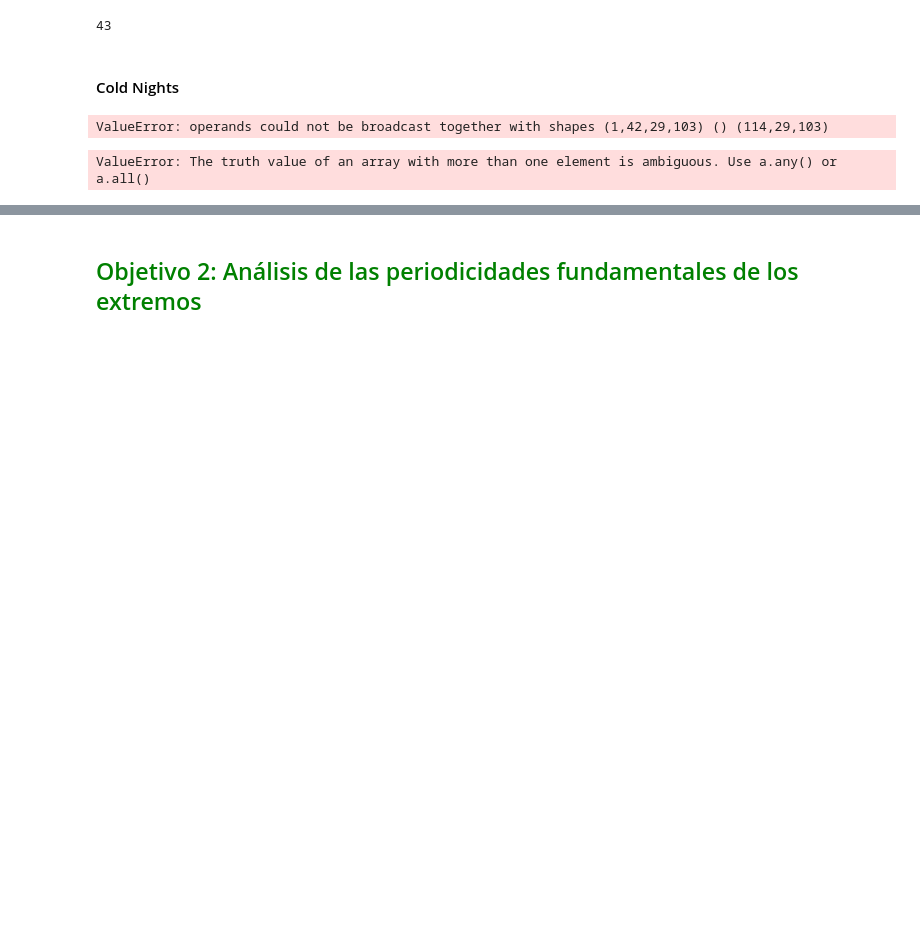
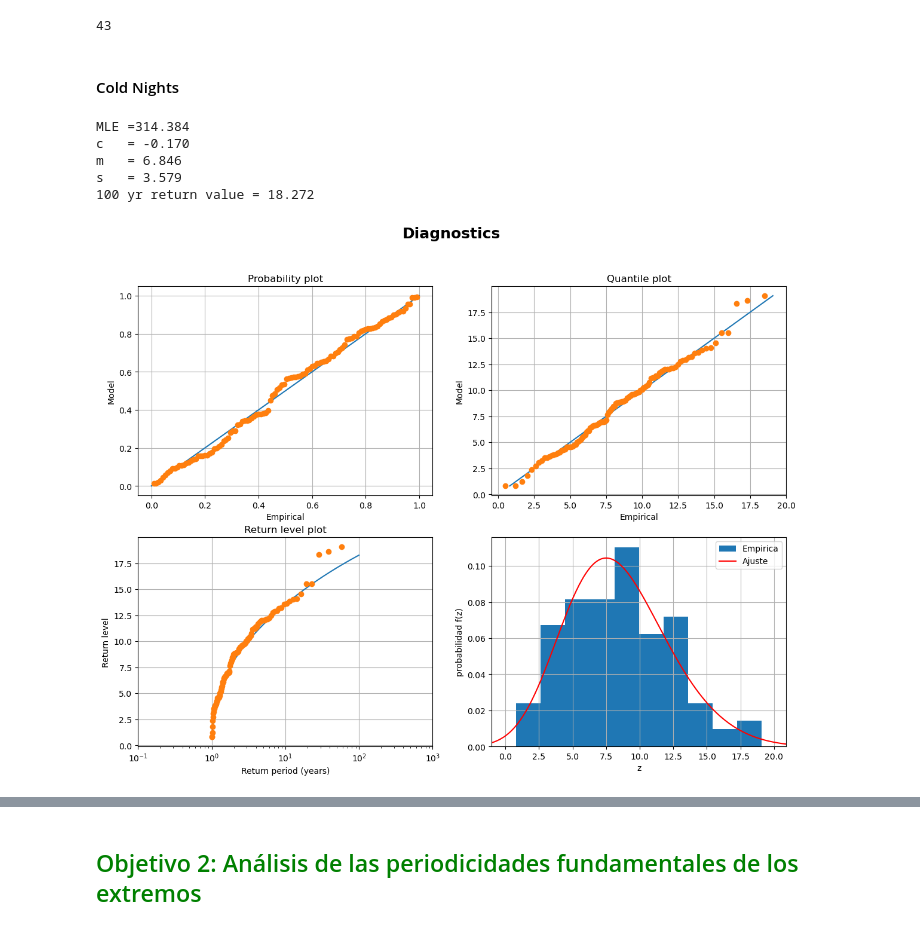
Before and after one commit to nagoremeabe/practica_2, a Jupyter notebook: practica2.ipynb, the cells around one changed output, grey strips where cells are left out. Drawn from its saved outputs; the diff is of its cells as text; code cells hidden in the pictures; blank space fills up the shorter version.

Commit message:
ajuste cold nights/dyas

```diff
--- a/practica2.ipynb
+++ b/practica2.ipynb
@@ -553,5 +553,16 @@ list_of_max = [i.max()['tn'] for i in list_df_years]
 len(list_of_max)
 # %% [output]
 43
+# %%
+def correct_series(percent, tmin):
+
+    tminR = tmin.sel(lat=slice(float(np.nanmax(percent.lat)),float(np.min(percent.lat))),
+                    lon=slice(float(np.min(percent.lon)),float(np.max(percent.lon))),
+                    Time=slice('1901','2015'))
+
+    tminR_year = tminR.sel(Time=((tminR.Time.dt.month == 6) & (tminR.Time.dt.day == 1)))
+    corr_R = np.where(np.isnan(tminR_year), np.nan, percent)
+
+    return np.nanmean(corr_R,axis=(1,2))
 # %% [markdown]
 #### <span style='color:black'>Cold Nights</span>
@@ -563,27 +569,25 @@ tminR = tmin.sel(lat=slice(float(np.nanmax(percent.lat)),float(np.min(percent.la
-# %%
-def correct_series(percent, tmin = temp_min):
-
-    tminR = tmin.sel(lat=slice(float(np.nanmax(percent.lat)),float(np.min(percent.lat))),lon=slice(float(np.min(percent.lon)),float(np.max(percent.lon))),Time=slice('1901','2015'))
-    tminR_year = tminR.sel(Time=((tminR.Time.dt.month == 6) & (tminR.Time.dt.day == 1)))
-    corr_R = np.where(np.isnan(tminR_year.to_array()), np.nan, percent)
-
-    return np.nanmean(corr_R,axis=(1,2))
-# %%
-correct_series(percent = percent_cold_nights_N)
-# %% [output]
-ValueError: operands could not be broadcast together with shapes (1,42,29,103) () (114,29,103)
+# %%
+# open data
+percent_cold_nights_N = xr.open_dataarray(f'{folder}percent_cold_nights_N.nc')
+temp_min              = xr.open_dataset(f'{folder}tmin_pen.nc')
+# %%
+corr_N = correct_series(percent = percent_cold_nights_N, tmin=temp_min.tn)
 # %%
 # import scipy.stats as stats
-
-x = df_min.dropna()
-c, m, s = stats.genextreme.fit(pd.DataFrame(perc_2))
+x = corr_N.copy()
+c, m, s = stats.genextreme.fit(x)
 c = -c
 
 print('MLE ='+'%.3f'%(MLE_GEV(c,m,s,x)))
 print('c   = '+'%.3f'%(c))
 print('m   = '+'%.3f'%(m))
 print('s   = '+'%.3f'%(s))
 print('100 yr return value = '+'%.3f'%(returnLevel(0.01,c,m,s)))
 diagnosticsGEV(x,c,m,s)
 # %% [output]
-ValueError: The truth value of an array with more than one element is ambiguous. Use a.any() or a.all()
+MLE =314.384
+c   = -0.170
+m   = 6.846
+s   = 3.579
+100 yr return value = 18.272
+[figure, added]
```
Also changed, not shown: parts of 7 cells of this notebook.
